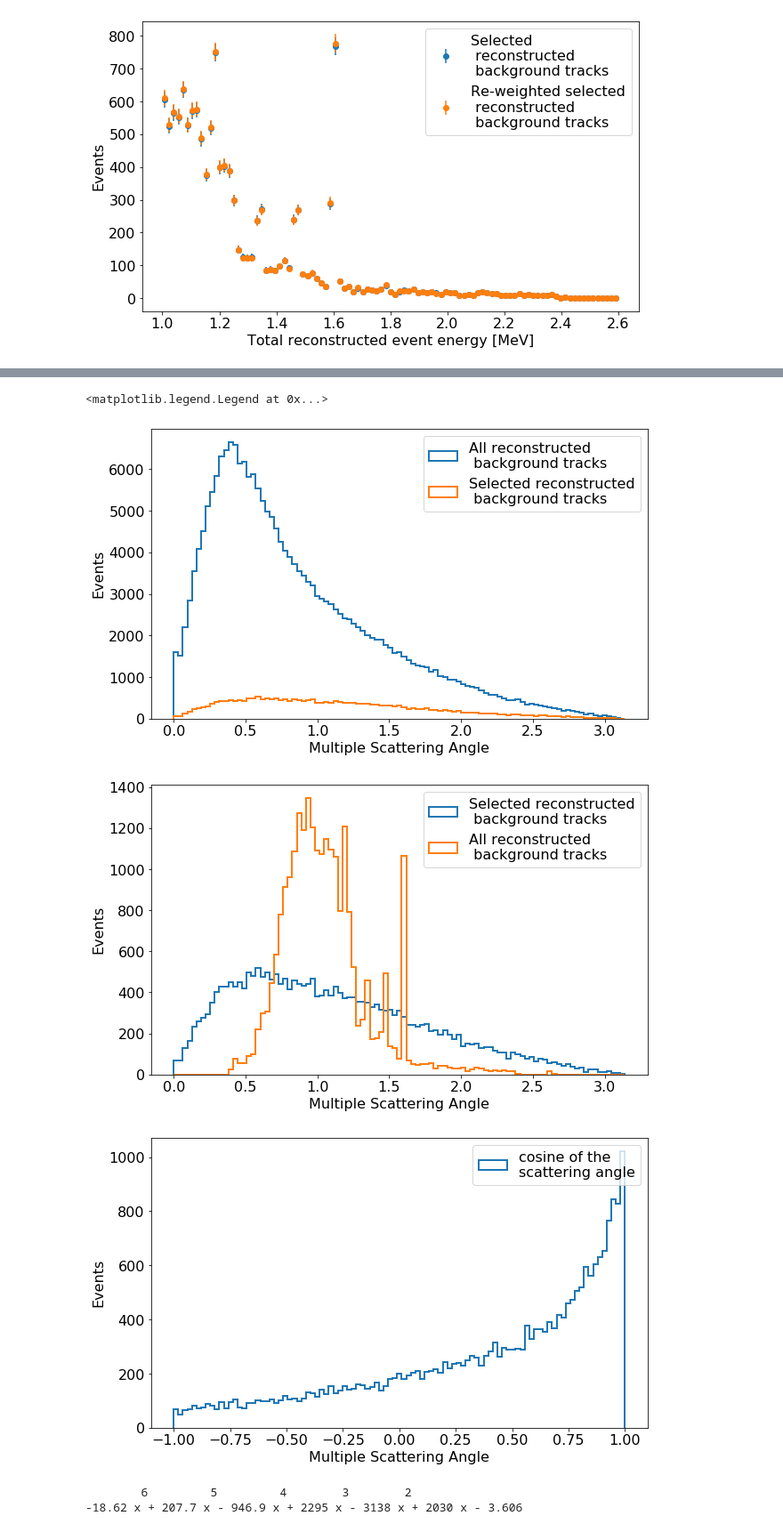
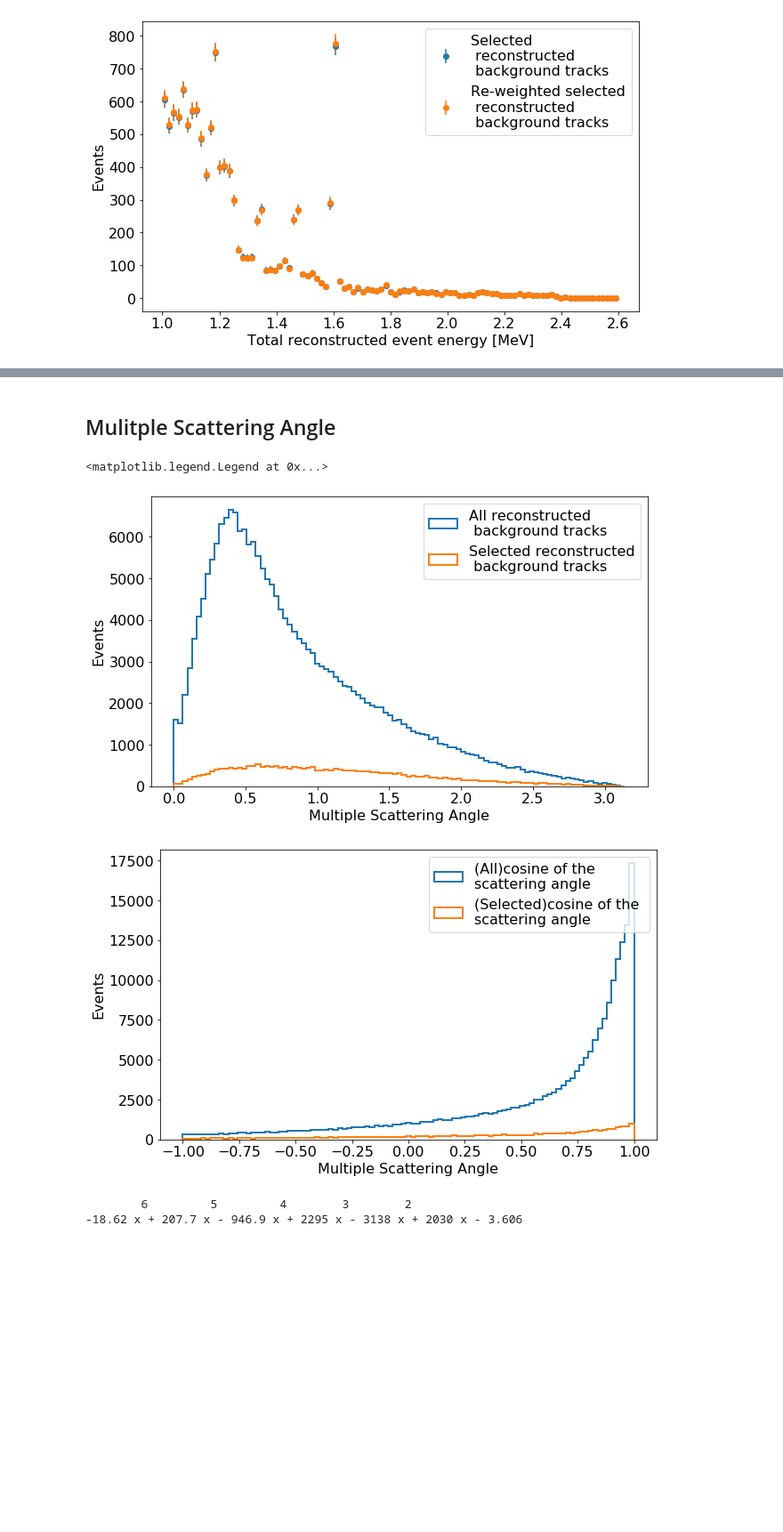
Before and after one commit to k-woodruff/bb2nu, a Jupyter notebook: bb2nu_BG_distribution.ipynb, the cells around one changed output, grey strips where cells are left out. Shown at 89% size. Saved outputs shown, nothing was run; the diff lists cells and outputs as text; code cells hidden in the pictures; blank space fills up the shorter version.

```diff
--- a/bb2nu_BG_distribution.ipynb
+++ b/bb2nu_BG_distribution.ipynb
@@ -405,7 +451,8 @@ The first for loop for selecting the sample size can be run as many times as is
 t0 = time.clock()
 #creating the matrix to hold the weights
 sample_size = 3000
-weight_all = np.zeros((sample_size,len(df_particles_selection['n_brems'])))
+weight_all = np.zeros((sample_size,len(df_particles['n_brems'])))
+weight_all_selection = np.zeros((sample_size,len(df_particles_selection['n_brems'])))
 
 #Begin for loop that calculates the weights for each randomly selected uncertainty from 1% - 10% and randomly selected bin width from .2 to 2
 for j in range(0,sample_size):
@@ -421,8 +468,11 @@ for j in range(0,sample_size):
         df_particles_selection.loc[eslice, 'weight'] = np.exp(-(rate1-rate0))*(rate1/rate0)**df_particles_selection[eslice]['n_brems']
 
     #stores the weights for an uncertainty
-    weight_all[j] = df_particles_selection['weight']
+    weight_all[j] = df_particles['weight']
+    weight_all_selection[j] = df_particles_selection['weight']
 
 t1 = time.clock()-t0
 print('Time Elapsed:', t1)
+eplot(df_particles['reco_energy'], weight_all, sample_size, 'brems (All)')
+eplot(df_particles_selection['reco_energy'], weight_all_selection, sample_size, 'brems (Selected)')
 # %% [output]
@@ -476,44 +484,34 @@ Uncertainty: 0.27305395965194545
+# %% [markdown]
+## Mulitple Scattering Angle
 # %%
 plt.figure(figsize=(10,6))
 
 mcsbins = np.linspace(0,np.pi,100)
 mcscosbins = np.linspace(-1,1,100)
 
 plt.hist(df_particles['mcs_angle'], bins=mcsbins, histtype='step', lw=2, label='All reconstructed\n background tracks');
 plt.hist(df_particles_selection['mcs_angle'], bins=mcsbins, histtype='step', lw=2, label='Selected reconstructed\n background tracks');
 
 plt.xlabel(r'Multiple Scattering Angle', fontsize=16)
 plt.ylabel('Events', fontsize=16)
 plt.tick_params(which='major', axis='both', labelsize=16)
 
 plt.legend(loc='upper right', fontsize=16)
 
 plt.figure(figsize=(10,6))
 
-plt.hist(df_particles_selection['mcs_angle'], bins=mcsbins, histtype='step', lw=2, label='Selected reconstructed\n background tracks');
-plt.hist(df_particles_selection['reco_energy'], bins=mcsbins, histtype='step', lw=2, label='All reconstructed\n background tracks');
+plt.hist(np.cos(df_particles['mcs_angle']), bins=mcscosbins, histtype='step', lw=2, label='(All)cosine of the \nscattering angle');
+plt.hist(np.cos(df_particles_selection['mcs_angle']), bins=mcscosbins, histtype='step', lw=2, label='(Selected)cosine of the \nscattering angle');
 
 plt.xlabel(r'Multiple Scattering Angle', fontsize=16)
 plt.ylabel('Events', fontsize=16)
 plt.tick_params(which='major', axis='both', labelsize=16)
 
 plt.legend(loc='upper right', fontsize=16)
-
-plt.figure(figsize=(10,6))
-
-# plt.hist(df_particles_selection['mcs_angle'], bins=mcsbins, histtype='step', lw=2, label='scattering angle');
-plt.hist(np.cos(df_particles_selection['mcs_angle']), bins=mcscosbins, histtype='step', lw=2, label='cosine of the \nscattering angle');
-
-plt.xlabel(r'Multiple Scattering Angle', fontsize=16)
-plt.ylabel('Events', fontsize=16)
-plt.tick_params(which='major', axis='both', labelsize=16)
-
-plt.legend(loc='upper right', fontsize=16)
 # %% [output]
 <matplotlib.legend.Legend at 0x...>
 [figure]
-[figure, old version]
+[figure, new version]
-[figure, removed]
 # %%
 plt.figure(figsize=(10,6))
 
```
Also changed, not shown: parts of 7 cells of this notebook.
